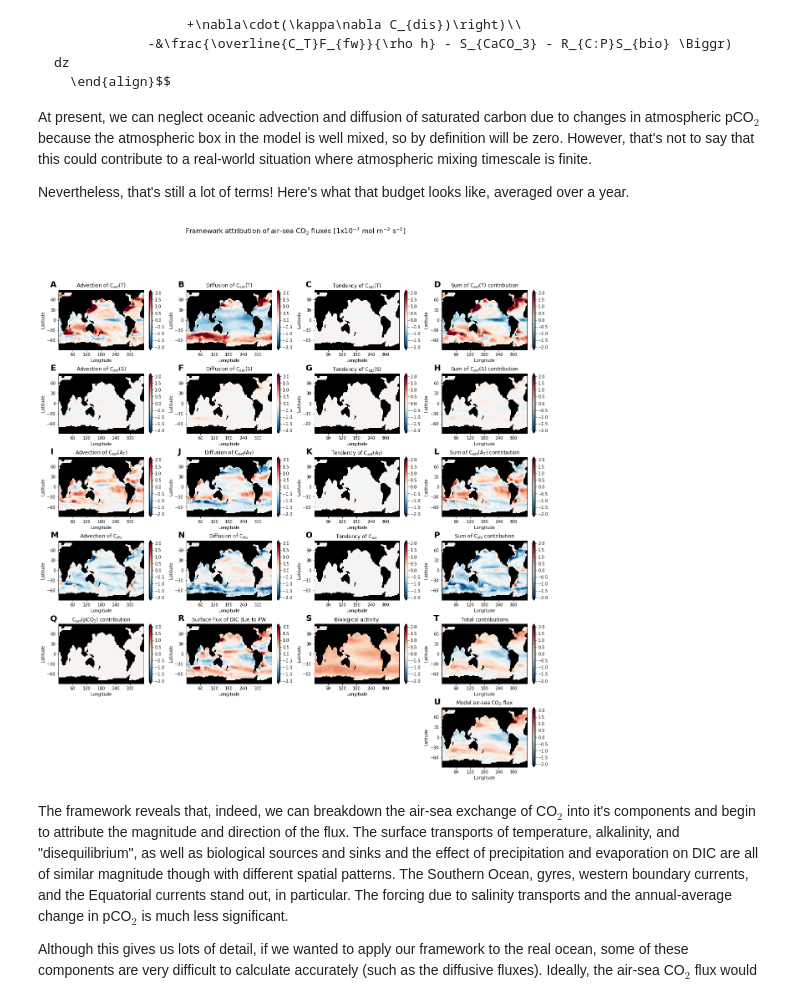
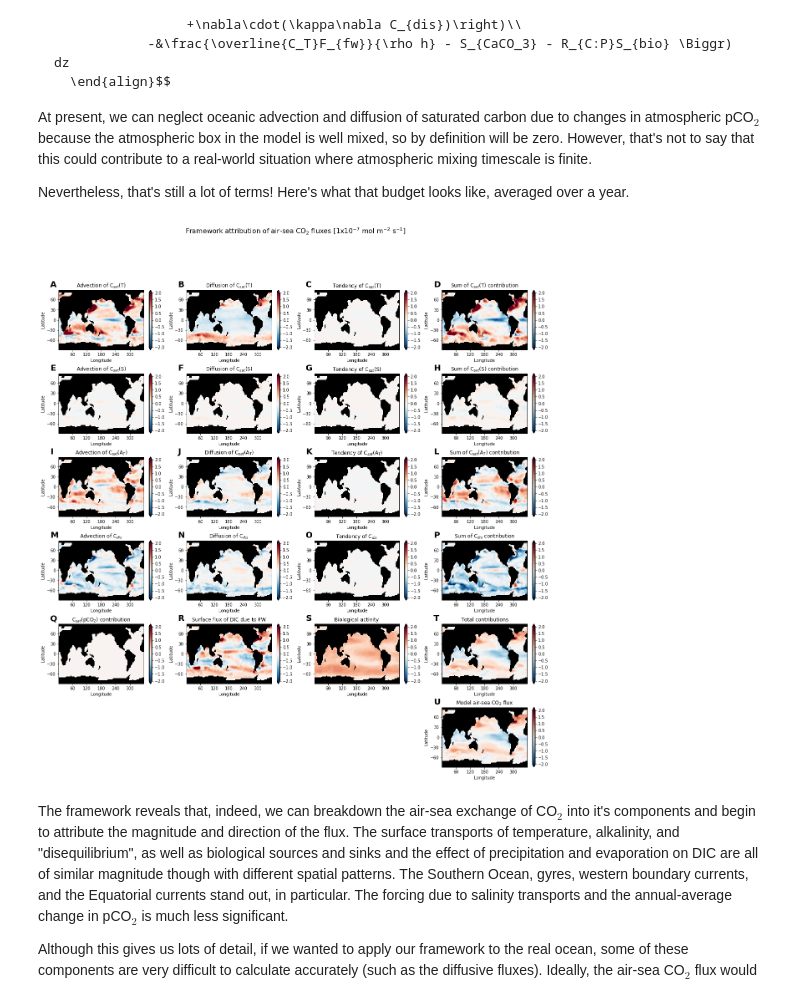
Before and after one commit to seamanticscience/Lauderdale_etal_2016_GBC, a Jupyter notebook: CO2_Flux_Drivers_Online.ipynb, the cells around one changed output. Drawn from its saved outputs; the diff is of its cells as text; code cells hidden in the pictures.

```diff
--- a/CO2_Flux_Drivers_Online.ipynb
+++ b/CO2_Flux_Drivers_Online.ipynb
@@ -806,17 +806,17 @@ At present, we can neglect oceanic advection and diffusion of saturated carbon d
 Nevertheless, that's still a lot of terms! Here's what that budget looks like, averaged over a year.
 # %%
 # Calculate Cdis from the residual DIC-Csat, because there's not a good way of working it out separately
-csat_adv_horz=gammaT*theta_adv_horz+gammaS*salt_adv_horz+gammaA*alk_adv_horz
-csat_adv_vert=gammaT*theta_adv_vert+gammaS*salt_adv_vert+gammaA*alk_adv_vert
-csat_dif_horz=gammaT*theta_dif_horz+gammaS*salt_dif_horz+gammaA*alk_dif_horz
-csat_dif_vert=gammaT*theta_dif_vert+gammaS*salt_dif_vert+gammaA*alk_dif_vert
+csat_adv_horz=(gammaT*theta_adv_horz)+(gammaS*salt_adv_horz)+(gammaA*alk_adv_horz)
+csat_adv_vert=(gammaT*theta_adv_vert)+(gammaS*salt_adv_vert)+(gammaA*alk_adv_vert)
+csat_dif_horz=(gammaT*theta_dif_horz)+(gammaS*salt_dif_horz)+(gammaA*alk_dif_horz)
+csat_dif_vert=(gammaT*theta_dif_vert)+(gammaS*salt_dif_vert)+(gammaA*alk_dif_vert)
 
 cdis_adv_horz=dic_adv_horz-csat_adv_horz
 cdis_adv_vert=dic_adv_vert-csat_adv_vert
 cdis_dif_horz=dic_dif_horz-csat_dif_horz
 cdis_dif_vert=dic_dif_vert-csat_dif_vert
 
-dcsatdt      = gammaT*dthetadt+gammaS*dsaltdt+gammaA*dalkdt+gammaC.sel(pCO2=atm_box.pco2*1e6,method='nearest')*dpco2dt
+dcsatdt      = (gammaT*dthetadt)+(gammaS*dsaltdt)+(gammaA*dalkdt)+(gammaC.sel(pCO2=atm_box.pco2*1e6,method='nearest')*dpco2dt)
 dcdisdt      = ddicdt-dcsatdt
 
 # The budget flux
@@ -851,7 +851,7 @@ with warnings.catch_warnings(): # these lines just make sure that the warnings a
     f6cbar[0,0]=f6.colorbar(f6cax[0,0],ax=f6ax[0,0],**cbargs)
     f6cbar[0,0].solids.set_edgecolor("face")
     f6ax  [0,1].set(title="Diffusion of C$_{{sat}}$(T)",**axargs)
-    f6cax [0,1]=f6ax[0,1].contourf(grid.XC,grid.YC,-cfac*gammaT*(theta_dif_vert+theta_dif_vert).mean("T",skipna=True),**ctargs)
+    f6cax [0,1]=f6ax[0,1].contourf(grid.XC,grid.YC,-cfac*gammaT*(theta_dif_horz+theta_dif_vert).mean("T",skipna=True),**ctargs)
     for a in f6ax[0,1].collections:
         a.set_edgecolor("face")
     f6cbar[0,1]=f6.colorbar(f6cax[0,1],ax=f6ax[0,1],**cbargs)
@@ -877,7 +877,7 @@ with warnings.catch_warnings(): # these lines just make sure that the warnings a
     f6cbar[1,0]=f6.colorbar(f6cax[1,0],ax=f6ax[1,0],**cbargs)
     f6cbar[1,0].solids.set_edgecolor("face")
     f6ax  [1,1].set(title="Diffusion of C$_{{sat}}$(S)",**axargs)
-    f6cax [1,1]=f6ax[1,1].contourf(grid.XC,grid.YC,-cfac*gammaS*(salt_dif_vert+salt_dif_vert).mean("T",skipna=True),**ctargs)
+    f6cax [1,1]=f6ax[1,1].contourf(grid.XC,grid.YC,-cfac*gammaS*(salt_dif_horz+salt_dif_vert).mean("T",skipna=True),**ctargs)
     for a in f6ax[1,1].collections:
         a.set_edgecolor("face")
     f6cbar[1,1]=f6.colorbar(f6cax[1,1],ax=f6ax[1,1],**cbargs)
@@ -903,7 +903,7 @@ with warnings.catch_warnings(): # these lines just make sure that the warnings a
     f6cbar[2,0]=f6.colorbar(f6cax[2,0],ax=f6ax[2,0],**cbargs)
     f6cbar[2,0].solids.set_edgecolor("face")
     f6ax  [2,1].set(title="Diffusion of C$_{{sat}}$(A$_T$)",**axargs)
-    f6cax [2,1]=f6ax[2,1].contourf(grid.XC,grid.YC,-cfac*gammaA*(alk_dif_vert+alk_dif_vert).mean("T",skipna=True),**ctargs)
+    f6cax [2,1]=f6ax[2,1].contourf(grid.XC,grid.YC,-cfac*gammaA*(alk_dif_horz+alk_dif_vert).mean("T",skipna=True),**ctargs)
     for a in f6ax[2,1].collections:
         a.set_edgecolor("face")
     f6cbar[2,1]=f6.colorbar(f6cax[2,1],ax=f6ax[2,1],**cbargs)
@@ -929,7 +929,7 @@ with warnings.catch_warnings(): # these lines just make sure that the warnings a
     f6cbar[3,0]=f6.colorbar(f6cax[3,0],ax=f6ax[3,0],**cbargs)
     f6cbar[3,0].solids.set_edgecolor("face")
     f6ax  [3,1].set(title="Diffusion of C$_{{dis}}$",**axargs)
-    f6cax [3,1]=f6ax[3,1].contourf(grid.XC,grid.YC,-cfac*(cdis_dif_vert+cdis_dif_vert).mean("T",skipna=True),**ctargs)
+    f6cax [3,1]=f6ax[3,1].contourf(grid.XC,grid.YC,-cfac*(cdis_dif_horz+cdis_dif_vert).mean("T",skipna=True),**ctargs)
     for a in f6ax[3,1].collections:
         a.set_edgecolor("face")
     f6cbar[3,1]=f6.colorbar(f6cax[3,1],ax=f6ax[3,1],**cbargs)
@@ -963,34 +963,34 @@ with warnings.catch_warnings(): # these lines just make sure that the warnings a
     f6cbar[4,1].solids.set_edgecolor("face")
     f6ax  [4,2].set(title="Biological activity",**axargs)
     f6cax [4,2]=f6ax[4,2].contourf(grid.XC,grid.YC,-cfac*(dic_bio_flux+dic_carb_flux).mean("T",skipna=True),**ctargs)
     for a in f6ax[4,2].collections:
         a.set_edgecolor("face")
     f6cbar[4,2]=f6.colorbar(f6cax[4,2],ax=f6ax[4,2],**cbargs)
     f6cbar[4,2].solids.set_edgecolor("face")
     f6ax  [4,3].set(title="Total contributions",**axargs)
     f6cax [4,3]=f6ax[4,3].contourf(grid.XC,grid.YC,cfac*flux_tot_budget.mean("T",skipna=True),**ctargs)
     for a in f6ax[0,3].collections:
         a.set_edgecolor("face")
     f6cbar[4,3]=f6.colorbar(f6cax[4,3],ax=f6ax[4,3],**cbargs)
     f6cbar[4,3].solids.set_edgecolor("face")
 
     for ii in np.arange(0,3):
         f6ax[5,ii].axes.get_xaxis().set_visible(False)
         f6ax[5,ii].get_yaxis().set_visible(False)
         f6ax[5,ii].set_facecolor((1,1,1,0))
         f6ax[5,ii].set_axis_off()
     f6ax  [5,3].set(title="Model air-sea CO$_2$ flux",**axargs)
     f6cax [5,3]=f6ax[5,3].contourf(grid.XC,grid.YC,cfac*dic_co2_flux.mean("T",skipna=True), **ctargs)
     for a in f6ax[5,3].collections:
         a.set_edgecolor("face")
     f6cbar[5,3]=f6.colorbar(f6cax[5,3],ax=f6ax[5,3],**cbargs)
     f6cbar[5,3].solids.set_edgecolor("face")
     f6.subplots_adjust(hspace=0.4,wspace=0.2)
     f6.suptitle("Framework attribution of air-sea CO$_2$ fluxes [1x10$^{-7}$ mol m$^{-2}$ s$^{-1}$]",fontsize=16)
     # add subplot labels (a,b,c,d, etc)
     label_axes(f6ax,ignore=[20,21,22])
 # %% [output]
-[figure, old version]
+[figure, new version]
 # %% [markdown]
 The framework reveals that, indeed, we can breakdown the air-sea exchange of CO$_2$ into it's components and begin to attribute the magnitude and direction of the flux. The surface transports of temperature, alkalinity, and "disequilibrium", as well as biological sources and sinks and the effect of precipitation and evaporation on DIC are all of similar magnitude though with different spatial patterns. The Southern Ocean, gyres, western boundary currents, and the Equatorial currents stand out, in particular. The forcing due to salinity transports and the annual-average change in pCO$_2$ is much less significant.
 
```
Also changed, not shown: parts of 3 cells of this notebook.
